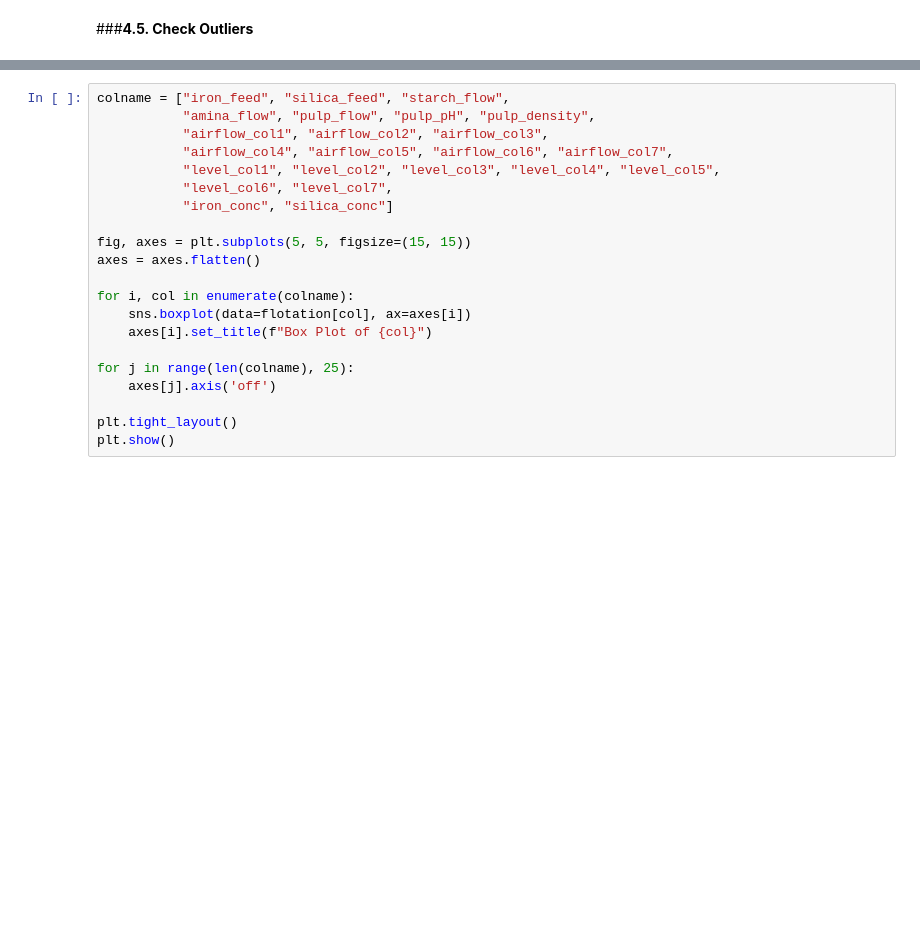
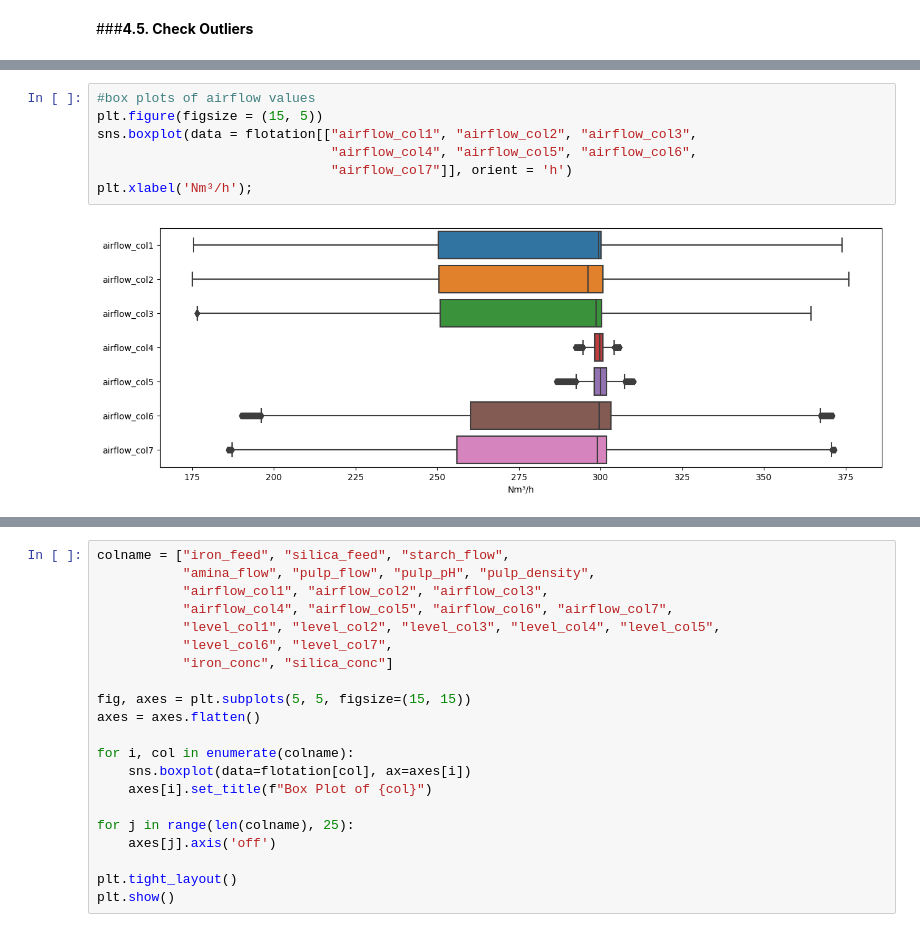
Before and after one commit to ArifAygun/Iron-Ore-Froth-Flotation-Quality-Prediction, a Jupyter notebook: AA_Iron_Ore_Froth_Flotation_Quality_Prediction.ipynb, the cells around one changed output, grey strips where cells are left out. Saved outputs shown, nothing was run; the diff lists cells and outputs as text; blank space fills up the shorter version.

```diff
--- a/AA_Iron_Ore_Froth_Flotation_Quality_Prediction.ipynb
+++ b/AA_Iron_Ore_Froth_Flotation_Quality_Prediction.ipynb
@@ -266,0 +274,9 @@ flotation.shape
+# %%
+#box plots of airflow values
+plt.figure(figsize = (15, 5))
+sns.boxplot(data = flotation[["airflow_col1", "airflow_col2", "airflow_col3",
+                              "airflow_col4", "airflow_col5", "airflow_col6",
+                              "airflow_col7"]], orient = 'h')
+plt.xlabel('Nm³/h');
+# %% [output]
+[figure, added]
```
Also changed, not shown: parts of 4 cells of this notebook.
